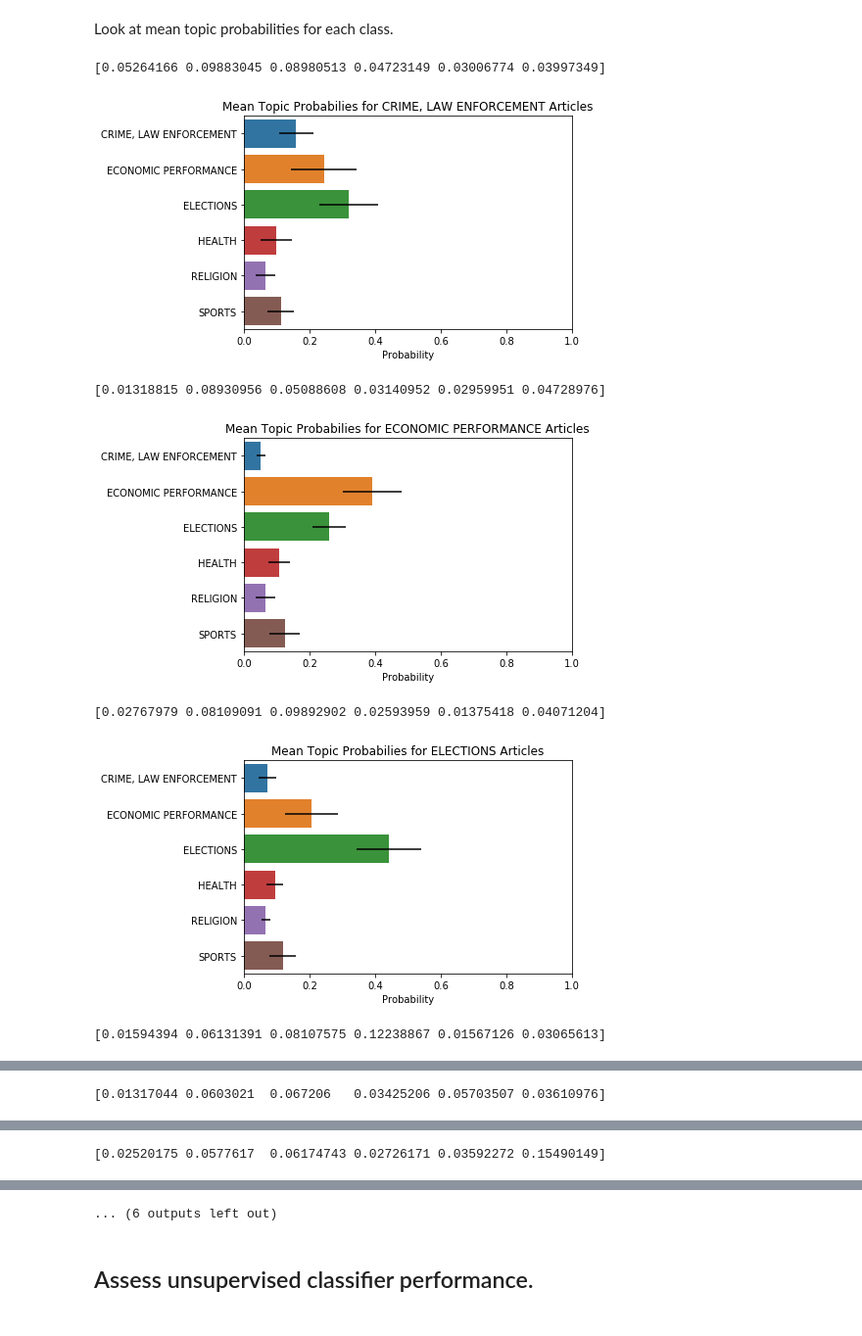
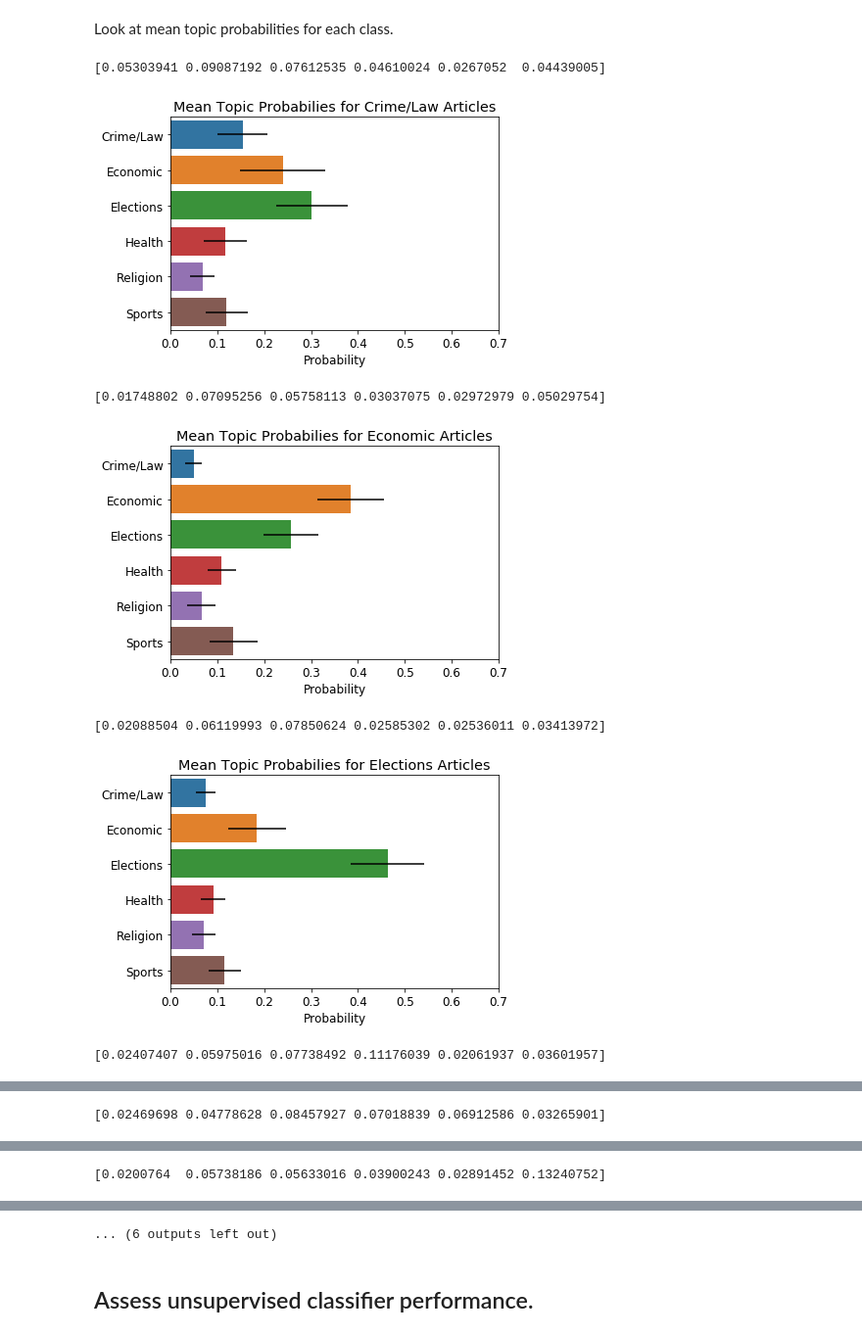
Before and after one commit to dscook/topic-classification-with-kbs, a Jupyter notebook: rcv1/knowledge_base.ipynb, the cells around one changed output, grey strips where cells are left out. Shown at 98% size. Saved outputs shown, nothing was run; the diff lists cells and outputs as text; code cells hidden in the pictures.

```diff
--- a/rcv1/knowledge_base.ipynb
+++ b/rcv1/knowledge_base.ipynb
@@ -33,7 +33,7 @@ test_y = y[split_point:]
 
 # Take N documents of each type from the training set for classifier tuning
 train_x = []
-train_y = np.zeros(shape=120)
+train_y = np.zeros(shape=6000)
 
 counts = np.zeros(shape=len(topic_code_to_int.keys()))
 current_index = 0
@@ -41,7 +41,7 @@ print(split_point)
 for i in range(split_point):
     topic_int = y[i]
 
-    if counts[topic_int] < 20:
+    if counts[topic_int] < 1000:
         train_x.append(x[i])
         train_y[current_index] = topic_int
         counts[topic_int] += 1
@@ -104,41 +104,59 @@ print(confusion_matrix)
 # %% [markdown]
 Look at mean topic probabilities for each class.
 # %%
+import matplotlib
+matplotlib.rcParams.update({'font.size': 12})
+
+topic_code_to_topic_dict = {
+    'GCRIM': 'Crime/Law',
+    'E11': 'Economic',
+    'GVOTE': 'Elections',
+    'GHEA': 'Health',
+    'GREL': 'Religion',
+    'GSPO': 'Sports'
+}
+
 prob_means = np.zeros(shape=(6, 6))
 
 # Plot graph of mean topic probabilities for each topic class
 for index, topic_code in int_to_topic_code.items():
     prob_mean = np.mean(kb_predictor.last_class_probabilities[train_y == index], axis=0)
     prob_std = np.std(kb_predictor.last_class_probabilities[train_y == index], axis=0)
     prob_means[index] = prob_mean
     print(prob_std)
 
     plt.figure()
     plt.title('Mean Topic Probabilies for {} Articles'.format(topic_code_to_topic_dict[topic_code]))
     plt.xlabel('Probability')
-    plt.xlim(0.0, 1.0)
+    plt.xlim(0.0, 0.7)
     sns.barplot(x=prob_mean, y=list(topic_code_to_topic_dict.values()), xerr=prob_std)
-    plt.savefig('topic_prob_{}.pdf'.format(topic_code_to_topic_dict[topic_code]), bbox_inches='tight')
+    plt.savefig('topic_prob_{}.pdf'.format(topic_code_to_topic_dict[topic_code].replace('/', '_')), bbox_inches='tight')
     plt.show()
 
 # Plot graph of mean topic probabilities for each topic class
 for index, topic_code in int_to_topic_code.items():
     prob_mean = np.mean(kb_predictor.last_class_probabilities[train_y == index], axis=0)
     prob_std = np.std(kb_predictor.last_class_probabilities[train_y == index], axis=0)
 
     plt.figure()
     plt.title('Standardised Value for {} Articles'.format(topic_code_to_topic_dict[topic_code]))
     plt.xlabel('Standardised Value')
     plt.xlim(-2.5, 2.5)
-    sns.barplot(x=((prob_mean-np.mean(prob_means, axis=0))/np.std(prob_means, axis=0)),
-                   y=list(topic_code_to_topic_dict.values()))
-    plt.savefig('standardised_{}.pdf'.format(topic_code_to_topic_dict[topic_code]), bbox_inches='tight')
+
+    #sns.barplot(x=((prob_mean-np.mean(prob_means, axis=0))/np.std(prob_means, axis=0)),
+    #               y=list(topic_code_to_topic_dict.values()))
+
+    sns.barplot(x=((prob_mean-np.mean(kb_predictor.last_class_probabilities, axis=0))
+                    /np.std(kb_predictor.last_class_probabilities, axis=0, ddof=1)),
+                y=list(topic_code_to_topic_dict.values()))
+
+    plt.savefig('standardised_{}.pdf'.format(topic_code_to_topic_dict[topic_code].replace('/', '_')), bbox_inches='tight')
     plt.show()
 # %% [output]
-[0.05264166 0.09883045 0.08980513 0.04723149 0.03006774 0.03997349]
+[0.05303941 0.09087192 0.07612535 0.04610024 0.0267052  0.04439005]
-[figure, old version]
+[figure, new version]
-[0.01318815 0.08930956 0.05088608 0.03140952 0.02959951 0.04728976]
+[0.01748802 0.07095256 0.05758113 0.03037075 0.02972979 0.05029754]
-[figure, old version]
+[figure, new version]
-[0.02767979 0.08109091 0.09892902 0.02593959 0.01375418 0.04071204]
+[0.02088504 0.06119993 0.07850624 0.02585302 0.02536011 0.03413972]
-[figure, old version]
+[figure, new version]
-[0.01594394 0.06131391 0.08107575 0.12238867 0.01567126 0.03065613]
+[0.02407407 0.05975016 0.07738492 0.11176039 0.02061937 0.03601957]
@@ -146 +164 @@ for index, topic_code in int_to_topic_code.items():
-[0.01317044 0.0603021  0.067206   0.03425206 0.05703507 0.03610976]
+[0.02469698 0.04778628 0.08457927 0.07018839 0.06912586 0.03265901]
@@ -148 +166 @@ for index, topic_code in int_to_topic_code.items():
-[0.02520175 0.0577617  0.06174743 0.02726171 0.03592272 0.15490149]
+[0.0200764  0.05738186 0.05633016 0.03900243 0.02891452 0.13240752]
```
Also changed, not shown: parts of 3 cells of this notebook, 5 other files.
